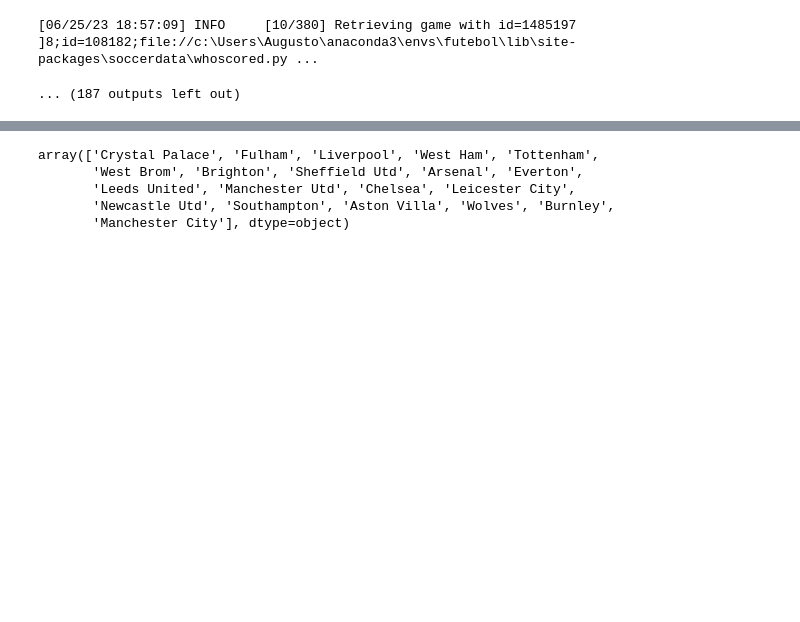
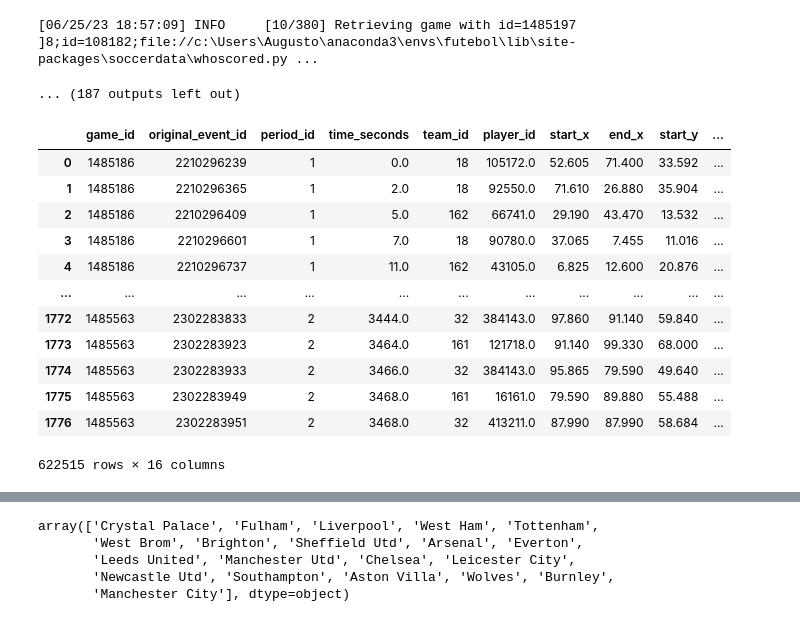
Before and after one commit to augustomaillo/cdaf-performance-influences, a Jupyter notebook: eda.ipynb, the cells around one changed output, grey strips where cells are left out. Cells and saved outputs as stored; diff of their text form; code cells hidden in the pictures; blank space fills up the shorter version.

```diff
--- a/eda.ipynb
+++ b/eda.ipynb
@@ -270,7 +257,22 @@ all_matches = ws.read_events(match_id=joined_schedule.game_id_x.tolist(), output
 # %%
 # all_matches.to_pickle('who_scored_premier_2021_events.pkl')
 all_matches = pd.read_pickle('who_scored_premier_2021_events.pkl')
 actions = all_matches.copy()
+actions
+# %% [output]
+|  | game_id | original_event_id | period_id | time_seconds | team_id | player_id | start_x | end_x | start_y | ... |
+| 0 | 1485186 | 2210296239 | 1 | 0.0 | 18 | 105172.0 | 52.605 | 71.400 | 33.592 | ... |
+| 1 | 1485186 | 2210296365 | 1 | 2.0 | 18 | 92550.0 | 71.610 | 26.880 | 35.904 | ... |
+| 2 | 1485186 | 2210296409 | 1 | 5.0 | 162 | 66741.0 | 29.190 | 43.470 | 13.532 | ... |
+| 3 | 1485186 | 2210296601 | 1 | 7.0 | 18 | 90780.0 | 37.065 | 7.455 | 11.016 | ... |
+| 4 | 1485186 | 2210296737 | 1 | 11.0 | 162 | 43105.0 | 6.825 | 12.600 | 20.876 | ... |
+| ... | ... | ... | ... | ... | ... | ... | ... | ... | ... | ... |
+| 1772 | 1485563 | 2302283833 | 2 | 3444.0 | 32 | 384143.0 | 97.860 | 91.140 | 59.840 | ... |
+| 1773 | 1485563 | 2302283923 | 2 | 3464.0 | 161 | 121718.0 | 91.140 | 99.330 | 68.000 | ... |
+| 1774 | 1485563 | 2302283933 | 2 | 3466.0 | 32 | 384143.0 | 95.865 | 79.590 | 49.640 | ... |
+| 1775 | 1485563 | 2302283949 | 2 | 3468.0 | 161 | 16161.0 | 79.590 | 89.880 | 55.488 | ... |
+| 1776 | 1485563 | 2302283951 | 2 | 3468.0 | 32 | 413211.0 | 87.990 | 87.990 | 58.684 | ... |
+622515 rows × 16 columns
 # %%
 epl_schedule
 # %% [output]
```
Also changed, not shown: parts of 18 cells of this notebook.
